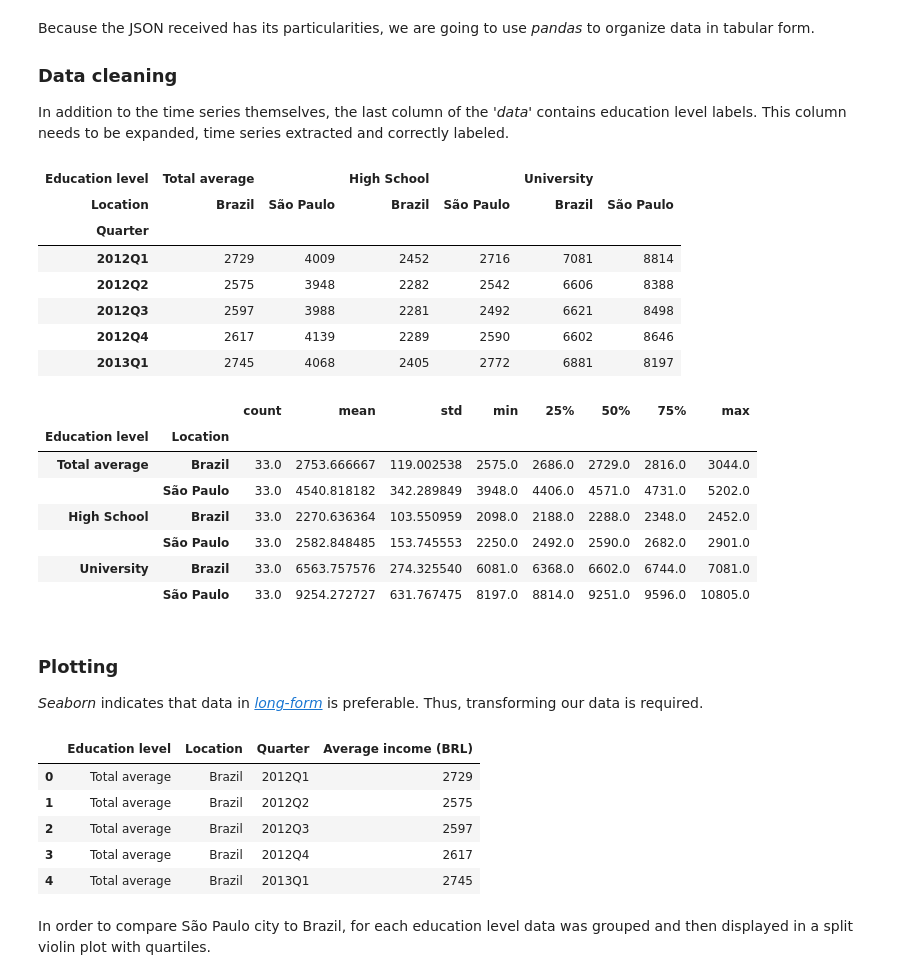
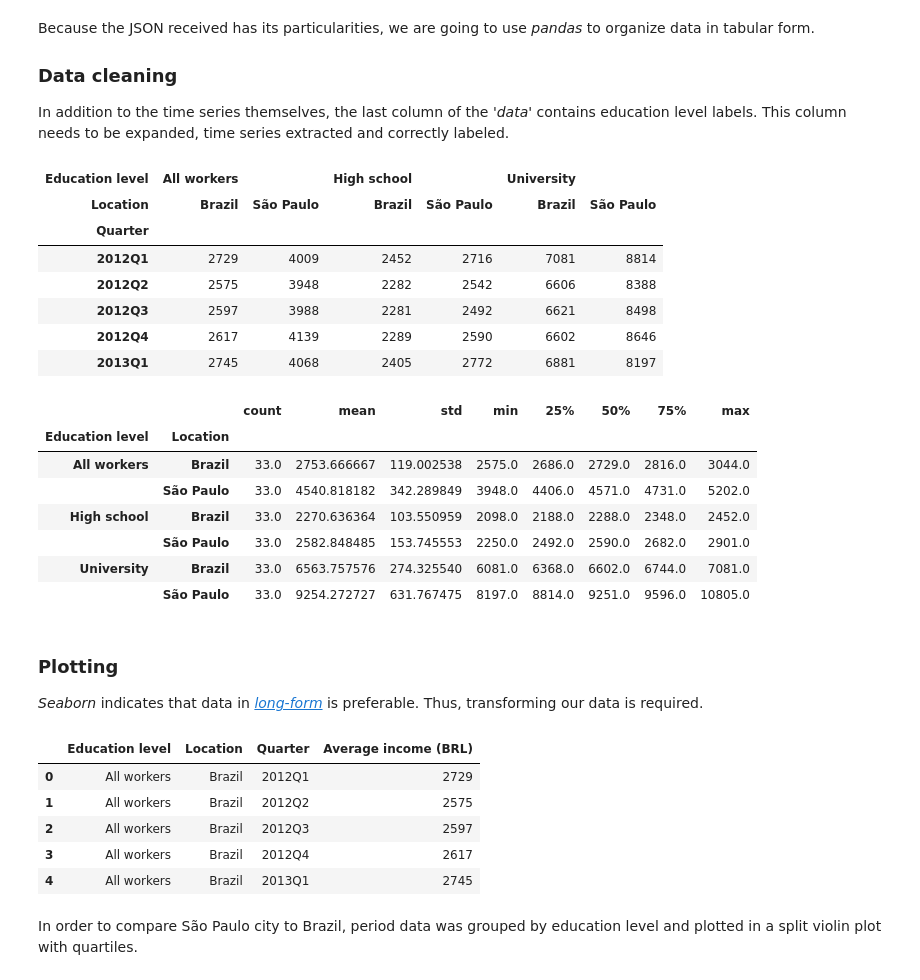
Before and after one commit to BPRateiro/Data-Science, a Jupyter notebook: PNADcIBGE.ipynb, the cells around one changed output. Drawn from its saved outputs; the diff is of its cells as text; code cells hidden in the pictures.

```diff
--- a/PNADcIBGE.ipynb
+++ b/PNADcIBGE.ipynb
@@ -43,36 +44,36 @@ average_income['categoria']= average_income['classificacoes'].apply(lambda x:lis
 
 # Dropping redundant columns and translating some names
 average_income = average_income.drop(columns=['localidade.id', 'localidade.nivel.id',
                                               'localidade.nivel.nome', 'classificacoes'])
-average_income.replace({'Ensino médio completo ou equivalente': 'High School',
+average_income.replace({'Ensino médio completo ou equivalente': 'High school',
                         'Ensino superior completo ou equivalente': 'University',
-                        'Total': 'Total average',
+                        'Total': 'All workers',
                         'São Paulo (SP)': 'São Paulo',
                         'Brasil': 'Brazil'},
                        inplace = True)
 
 # Changing columns names
 average_income.columns = average_income.columns.str.removeprefix('serie.')
 average_income.rename(columns={'categoria': 'Education level',
                                'localidade.nome': 'Location'},
                       inplace=True)
 average_income.set_index(['Education level', 'Location'], inplace=True)
 
 # Transposing and setting data type to integer
 average_income = average_income.T.astype('int32')
 average_income.index.name = 'Quarter'
 
 # Converting integer index to quarterly periods
 average_income.index = pd.PeriodIndex(average_income.index.str.replace(r'0(\d)$', r'q\1', regex=True), freq='Q')
 
 # Saving DataFrames separately
 average_income.loc[:,(slice(None),'Brazil')].to_csv('PNADcIBGE_Brazil.csv')
 average_income.loc[:,(slice(None),'São Paulo')].to_csv('PNADcIBGE_Sao_Paulo.csv')
 
 # We now have data compiled into tabular form
 average_income.head()
 # %% [output]
-| Education level | Total average |  | High School |  | University |  |
+| Education level | All workers |  | High school |  | University |  |
 | Location | Brazil | São Paulo | Brazil | São Paulo | Brazil | São Paulo |
 | Quarter |  |  |  |  |  |  |
 | 2012Q1 | 2729 | 4009 | 2452 | 2716 | 7081 | 8814 |
@@ -86,9 +87,9 @@ average_income.describe().T
 # %% [output]
 |  |  | count | mean | std | min | 25% | 50% | 75% | max |
 | Education level | Location |  |  |  |  |  |  |  |  |
-| Total average | Brazil | 33.0 | 2753.666667 | 119.002538 | 2575.0 | 2686.0 | 2729.0 | 2816.0 | 3044.0 |
+| All workers | Brazil | 33.0 | 2753.666667 | 119.002538 | 2575.0 | 2686.0 | 2729.0 | 2816.0 | 3044.0 |
 |  | São Paulo | 33.0 | 4540.818182 | 342.289849 | 3948.0 | 4406.0 | 4571.0 | 4731.0 | 5202.0 |
-| High School | Brazil | 33.0 | 2270.636364 | 103.550959 | 2098.0 | 2188.0 | 2288.0 | 2348.0 | 2452.0 |
+| High school | Brazil | 33.0 | 2270.636364 | 103.550959 | 2098.0 | 2188.0 | 2288.0 | 2348.0 | 2452.0 |
 |  | São Paulo | 33.0 | 2582.848485 | 153.745553 | 2250.0 | 2492.0 | 2590.0 | 2682.0 | 2901.0 |
 | University | Brazil | 33.0 | 6563.757576 | 274.325540 | 6081.0 | 6368.0 | 6602.0 | 6744.0 | 7081.0 |
 |  | São Paulo | 33.0 | 9254.272727 | 631.767475 | 8197.0 | 8814.0 | 9251.0 | 9596.0 | 10805.0 |
@@ -104,13 +105,13 @@ average_income_long.rename(columns={0:'Average income (BRL)'},
 average_income_long.head()
 # %% [output]
 |  | Education level | Location | Quarter | Average income (BRL) |
-| 0 | Total average | Brazil | 2012Q1 | 2729 |
-| 1 | Total average | Brazil | 2012Q2 | 2575 |
-| 2 | Total average | Brazil | 2012Q3 | 2597 |
-| 3 | Total average | Brazil | 2012Q4 | 2617 |
-| 4 | Total average | Brazil | 2013Q1 | 2745 |
+| 0 | All workers | Brazil | 2012Q1 | 2729 |
+| 1 | All workers | Brazil | 2012Q2 | 2575 |
+| 2 | All workers | Brazil | 2012Q3 | 2597 |
+| 3 | All workers | Brazil | 2012Q4 | 2617 |
+| 4 | All workers | Brazil | 2013Q1 | 2745 |
 # %% [markdown]
-In order to compare São Paulo city to Brazil, for each education level data was grouped and then displayed in a split violin plot with quartiles.
+In order to compare São Paulo city to Brazil, period data was grouped by education level and plotted in a split violin plot with quartiles.
 # %%
 import matplotlib.pyplot as plt
 import matplotlib as mpl
```
Also changed, not shown: parts of 4 cells of this notebook, 2 other files.
